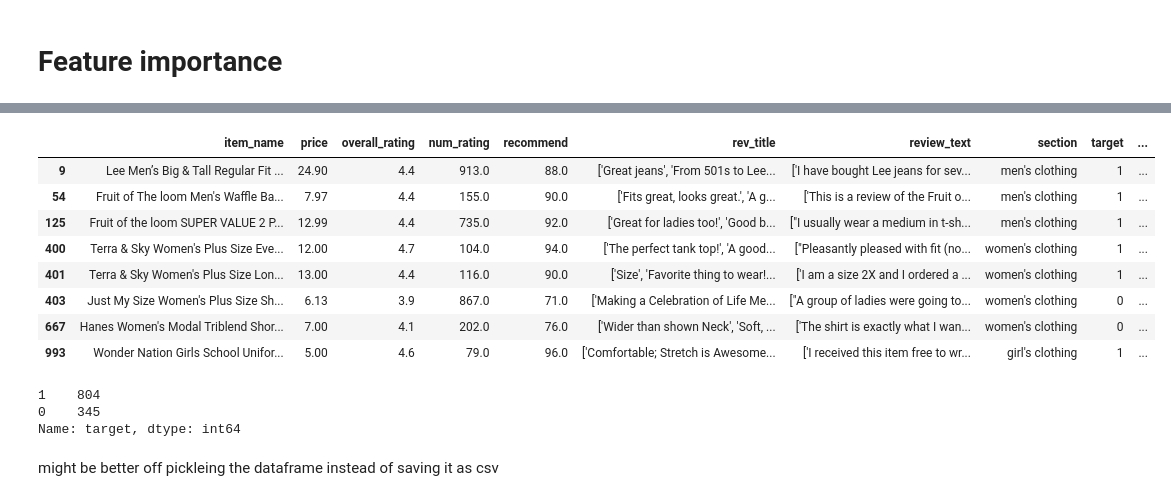
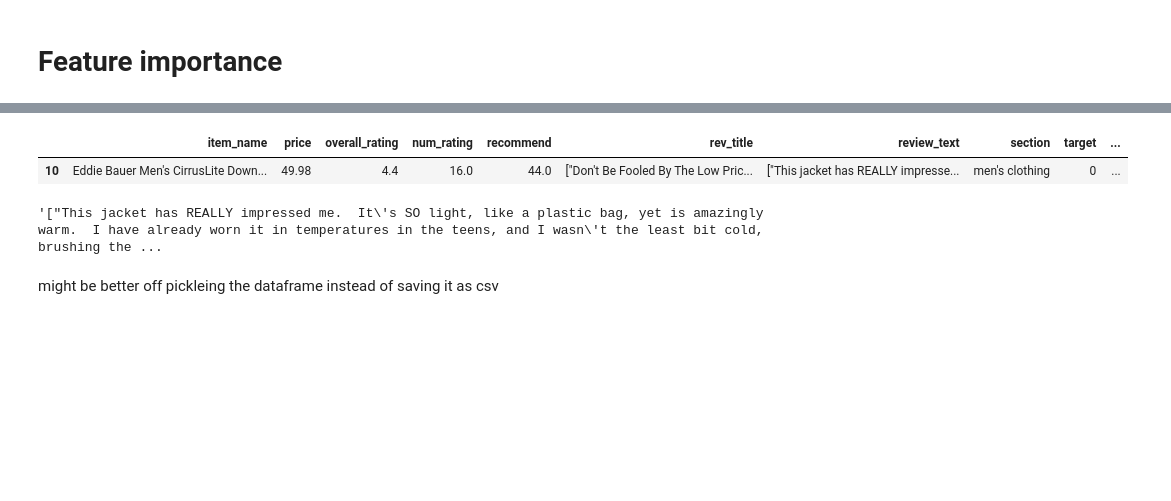
Before and after one commit to dorjeys3/Walmart_proj, a Jupyter notebook: Preprocessing.ipynb, the cells around one changed output, grey strips where cells are left out. Saved outputs shown, nothing was run; the diff lists cells and outputs as text; code cells hidden in the pictures; blank space fills up the shorter version.

```diff
--- a/Preprocessing.ipynb
+++ b/Preprocessing.ipynb
@@ -747,21 +881,12 @@ plt.xlabel("Words", fontsize=15);
 # %%
-clean_df[clean_df["delisted"].str.contains("presentable")]
+clean_df[clean_df["delisted"].str.contains("breckinridge")]
 # %% [output]
 |  | item_name | price | overall_rating | num_rating | recommend | rev_title | review_text | section | target | ... |
-| 9 | Lee Men’s Big & Tall Regular Fit ... | 24.90 | 4.4 | 913.0 | 88.0 | ['Great jeans', 'From 501s to Lee... | ['I have bought Lee jeans for sev... | men's clothing | 1 | ... |
-| 54 | Fruit of The loom Men's Waffle Ba... | 7.97 | 4.4 | 155.0 | 90.0 | ['Fits great, looks great.', 'A g... | ['This is a review of the Fruit o... | men's clothing | 1 | ... |
-| 125 | Fruit of the loom SUPER VALUE 2 P... | 12.99 | 4.4 | 735.0 | 92.0 | ['Great for ladies too!', 'Good b... | ["I usually wear a medium in t-sh... | men's clothing | 1 | ... |
-| 400 | Terra & Sky Women's Plus Size Eve... | 12.00 | 4.7 | 104.0 | 94.0 | ['The perfect tank top!', 'A good... | ["Pleasantly pleased with fit (no... | women's clothing | 1 | ... |
-| 401 | Terra & Sky Women's Plus Size Lon... | 13.00 | 4.4 | 116.0 | 90.0 | ['Size', 'Favorite thing to wear!... | ['I am a size 2X and I ordered a ... | women's clothing | 1 | ... |
-| 403 | Just My Size Women's Plus Size Sh... | 6.13 | 3.9 | 867.0 | 71.0 | ['Making a Celebration of Life Me... | ["A group of ladies were going to... | women's clothing | 0 | ... |
-| 667 | Hanes Women's Modal Triblend Shor... | 7.00 | 4.1 | 202.0 | 76.0 | ['Wider than shown Neck', 'Soft, ... | ['The shirt is exactly what I wan... | women's clothing | 0 | ... |
-| 993 | Wonder Nation Girls School Unifor... | 5.00 | 4.6 | 79.0 | 96.0 | ['Comfortable; Stretch is Awesome... | ['I received this item free to wr... | girl's clothing | 1 | ... |
+| 10 | Eddie Bauer Men's CirrusLite Down... | 49.98 | 4.4 | 16.0 | 44.0 | ["Don't Be Fooled By The Low Pric... | ["This jacket has REALLY impresse... | men's clothing | 0 | ... |
-# %%
-clean_df.target.value_counts()
-# %% [output]
-1    804
-0    345
-Name: target, dtype: int64
+# %%
+clean_df.iloc[10].review_text
+# %% [output]
+'["This jacket has REALLY impressed me.  It\'s SO light, like a plastic bag, yet is amazingly warm.  I have already worn it in temperatures in the teens, and I wasn\'t the least bit cold, brushing the ...
 # %% [markdown]
 might be better off pickleing the dataframe instead of saving it as csv
 # %%
```
Also changed, not shown: parts of 46 cells of this notebook.
